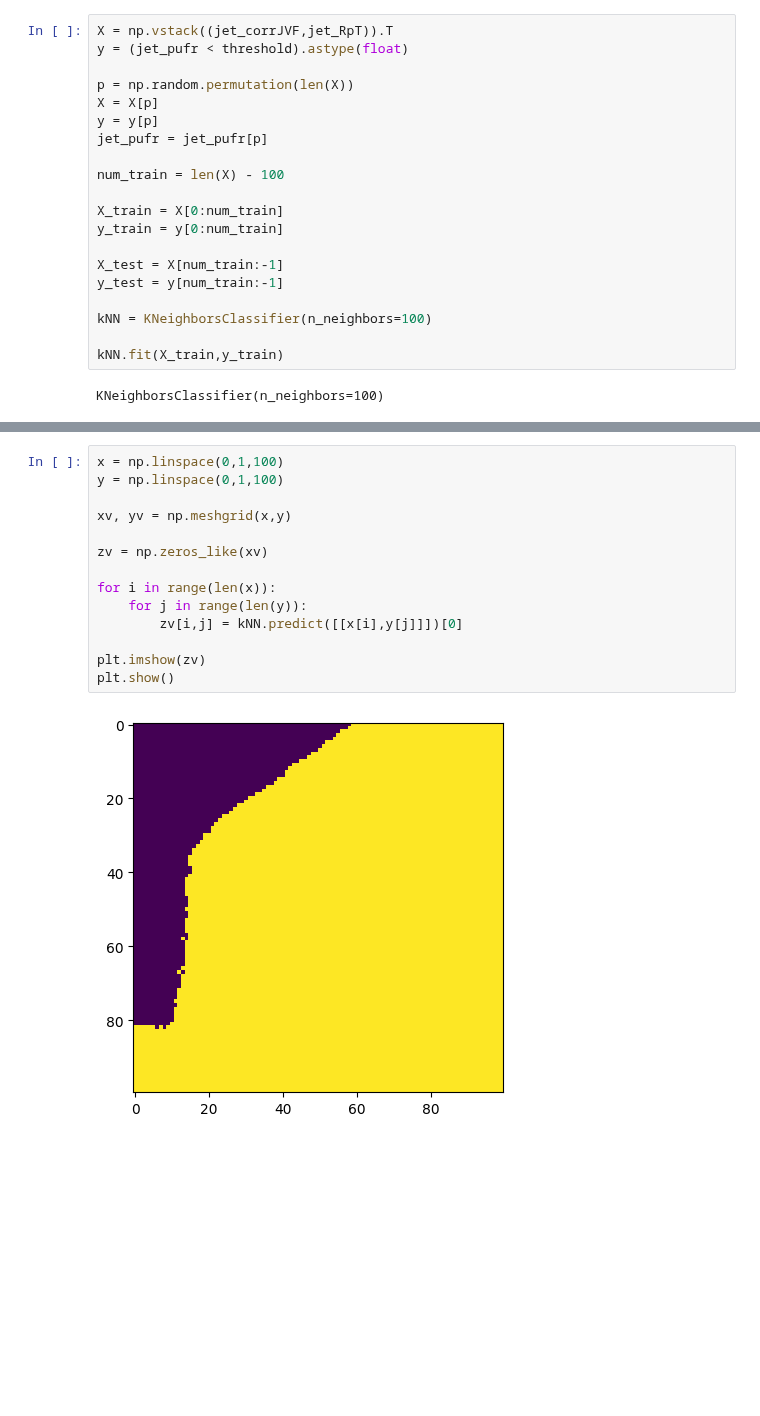
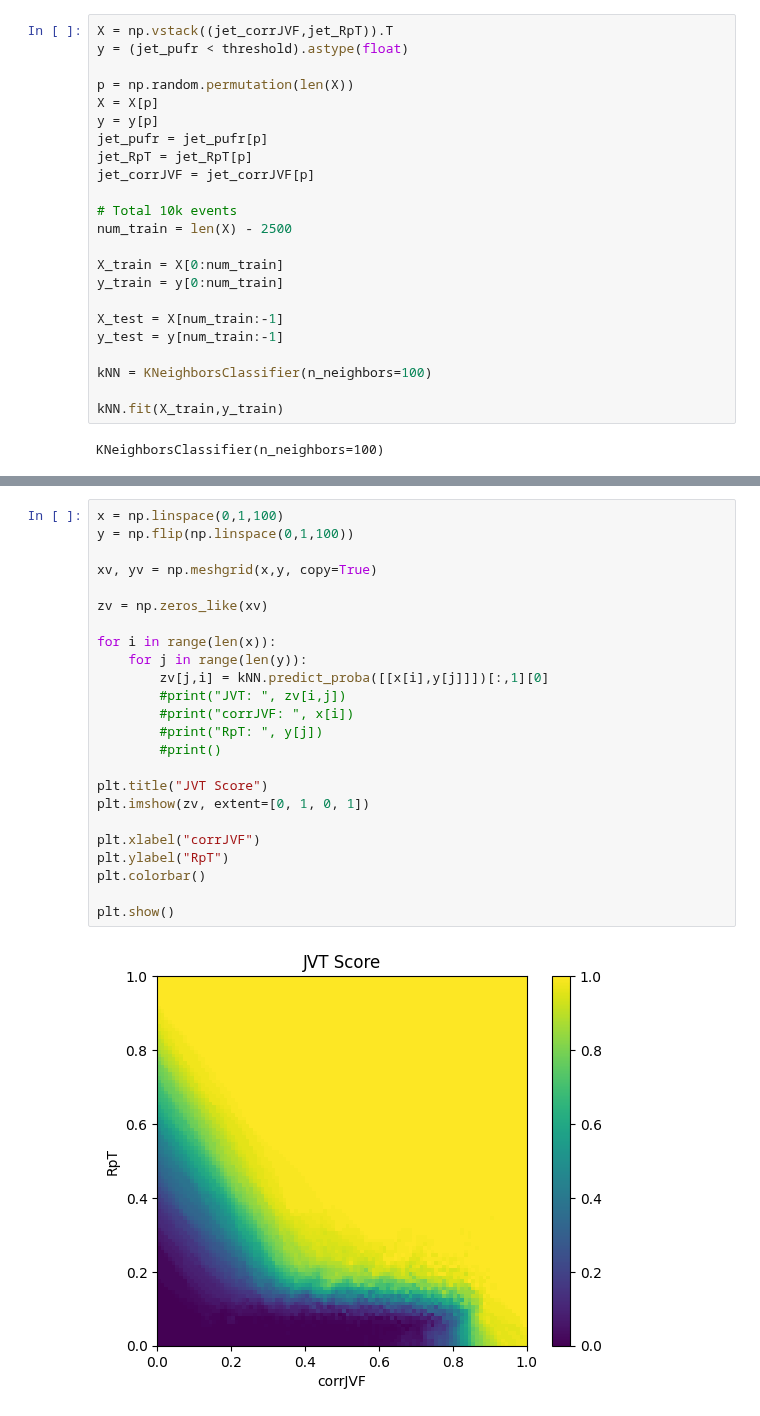
Before and after one commit to LukeV37/Pileup_Project, a Jupyter notebook: python/JVT_Benchmark.ipynb, the cells around one changed output, grey strips where cells are left out. Drawn from its saved outputs; the diff is of its cells as text; blank space fills up the shorter version.

```diff
--- a/python/JVT_Benchmark.ipynb
+++ b/python/JVT_Benchmark.ipynb
@@ -65,8 +78,11 @@ p = np.random.permutation(len(X))
 X = X[p]
 y = y[p]
 jet_pufr = jet_pufr[p]
+jet_RpT = jet_RpT[p]
+jet_corrJVF = jet_corrJVF[p]
 
-num_train = len(X) - 100
+# Total 10k events
+num_train = len(X) - 2500
 
 X_train = X[0:num_train]
 y_train = y[0:num_train]
@@ -91,16 +98,26 @@ plt.show()
 # %%
 x = np.linspace(0,1,100)
-y = np.linspace(0,1,100)
+y = np.flip(np.linspace(0,1,100))
 
-xv, yv = np.meshgrid(x,y)
+xv, yv = np.meshgrid(x,y, copy=True)
 
 zv = np.zeros_like(xv)
 
 for i in range(len(x)):
     for j in range(len(y)):
-        zv[i,j] = kNN.predict([[x[i],y[j]]])[0]
+        zv[j,i] = kNN.predict_proba([[x[i],y[j]]])[:,1][0]
+        #print("JVT: ", zv[i,j])
+        #print("corrJVF: ", x[i])
+        #print("RpT: ", y[j])
+        #print()
 
-plt.imshow(zv)
+plt.title("JVT Score")
+plt.imshow(zv, extent=[0, 1, 0, 1])
+
+plt.xlabel("corrJVF")
+plt.ylabel("RpT")
+plt.colorbar()
+
 plt.show()
 # %% [output]
-[figure, old version]
+[figure, new version]
```
Also changed, not shown: parts of 5 cells of this notebook.
